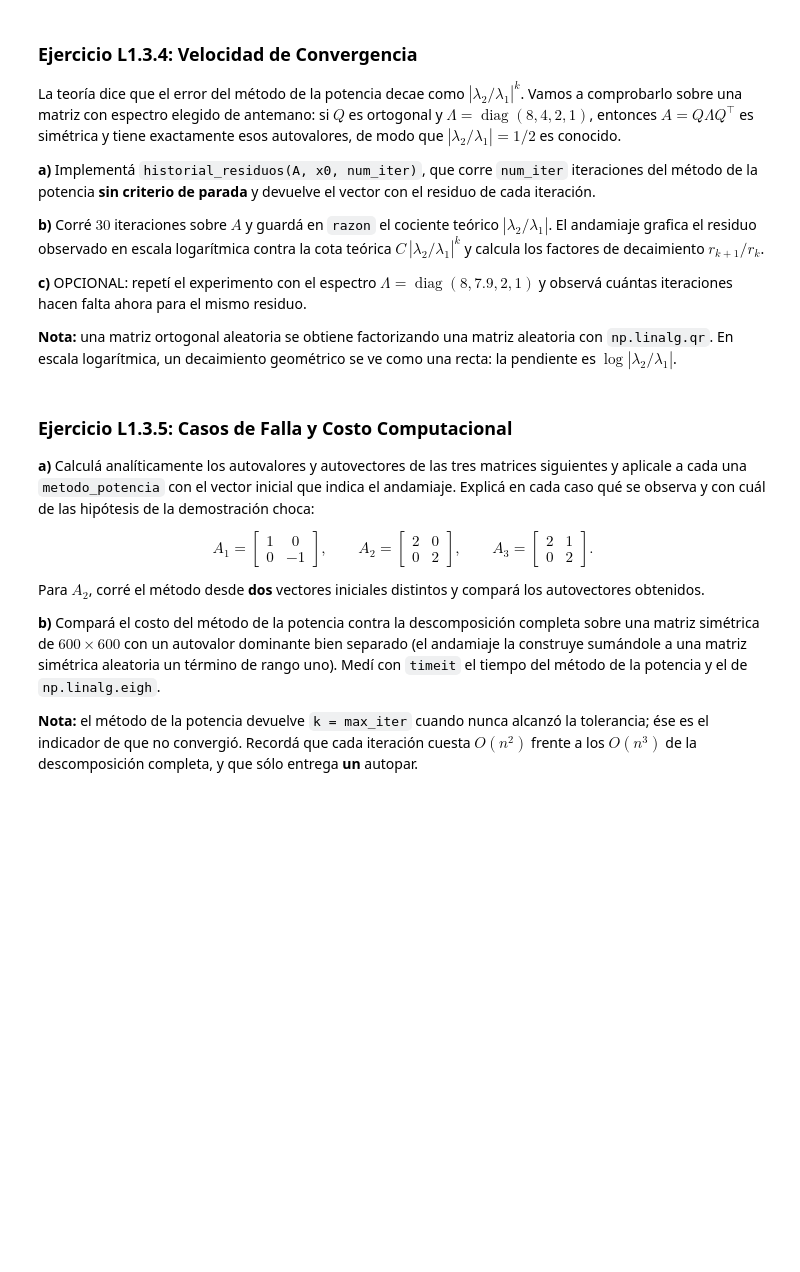
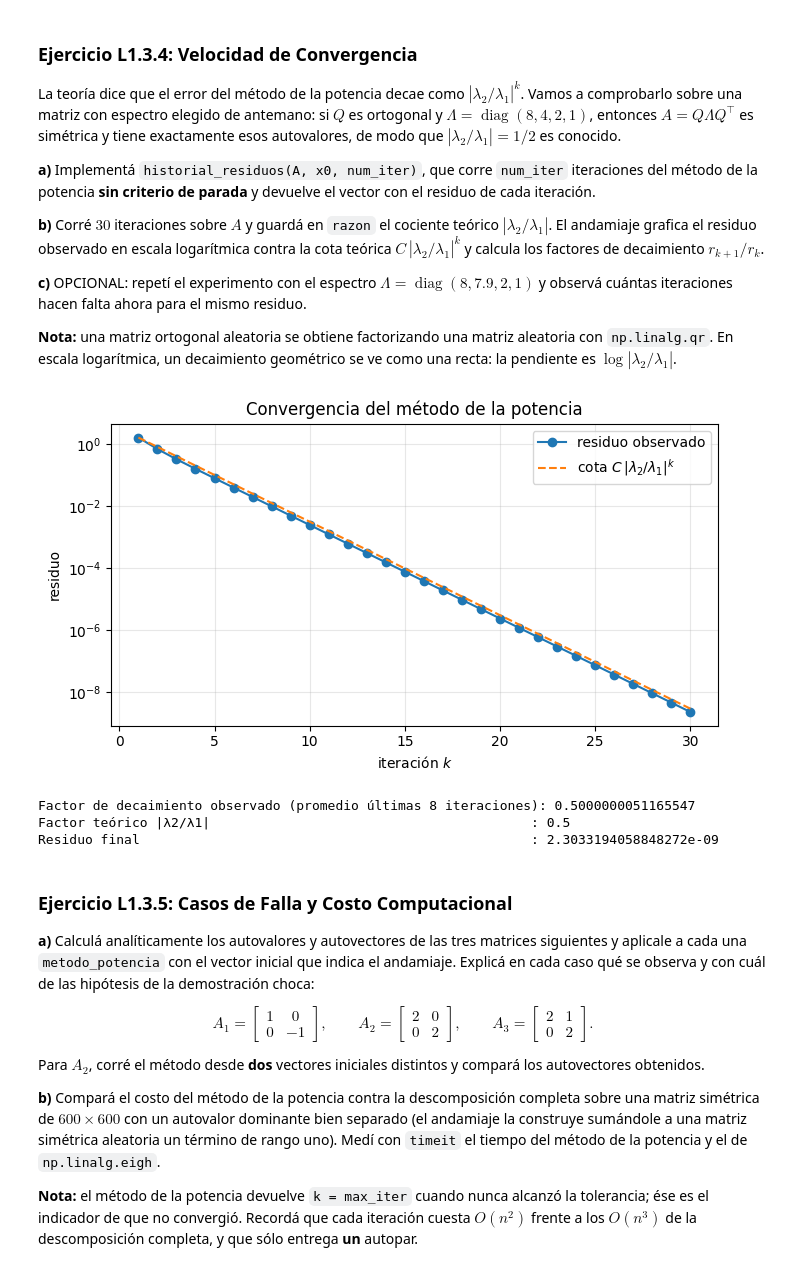
Before and after one commit to chihiroarias/Math-Machine-Learning, a Jupyter notebook: SEMESTRE2/lab_1_3.ipynb, the cells around one changed output. Saved outputs shown, nothing was run; the diff lists cells and outputs as text; code cells hidden in the pictures; blank space fills up the shorter version.

```diff
--- a/SEMESTRE2/lab_1_3.ipynb
+++ b/SEMESTRE2/lab_1_3.ipynb
@@ -90,8 +90,11 @@ def autopares(A, simetrica=False):
         valores: autovalores ordenados por módulo decreciente (array de largo n)
         vectores: matriz cuyas COLUMNAS son los autovectores, en el mismo orden (n x n)
     """
-    valores, vectores = ...  # COMPLETAR: elegir eigh o eig según el argumento simetrica
-    orden = ...              # COMPLETAR: índices que ordenan |valores| de mayor a menor
+    if simetrica:
+        valores, vectores = np.linalg.eigh(A)
+    else:
+        valores, vectores = np.linalg.eig(A)
+    orden = np.argsort(np.abs(valores))[::-1]  # índices que ordenan |valores| de mayor a menor
     return valores[orden], vectores[:, orden]
 
 
@@ -99,8 +102,8 @@ def autopares(A, simetrica=False):
 A = np.array([[1.0, 2.0],
               [3.0, 1.0]])
 
-vals, vecs = ...  # COMPLETAR: autopares de A (no es simétrica)
-residuos = ...    # COMPLETAR: array con el residuo de cada autopar (vals[i], vecs[:, i])
+vals, vecs = autopares(A, simetrica=False)  # COMPLETAR: autopares de A (no es simétrica)
+residuos = np.array([residuo_autopar(A, vals[i], vecs[:, i]) for i in range(len(vals))])  # COMPLETAR: array con el residuo de cada autopar (vals[i], vecs[:, i])
 
 # ── Verificación ─────────────────────────────────────────────────────────────
 esperado = np.array([1 + np.sqrt(6), 1 - np.sqrt(6)])   # raíces de (1-λ)^2 = 6
@@ -227,7 +242,7 @@ def coeficiente_rayleigh(A, x):
     Returns:
         rho: estimación del autovalor asociado a la dirección de x (escalar)
     """
-    return ...  # COMPLETAR
+    return (x.T @ A @ x) / (x.T @ x)  # COMPLETAR
 
 
 def metodo_potencia(A, x0=None, tol=1e-10, max_iter=1000):
@@ -251,9 +266,9 @@ def metodo_potencia(A, x0=None, tol=1e-10, max_iter=1000):
     lam = coeficiente_rayleigh(A, x)
 
     for k in range(1, max_iter + 1):
-        x = ...    # COMPLETAR: aplicar A al vector actual
-        x = ...    # COMPLETAR: normalizar
-        lam = ...  # COMPLETAR: estimar el autovalor con el cociente de Rayleigh
+        x = A @ x    # COMPLETAR: aplicar A al vector actual
+        x = x / np.linalg.norm(x)    # COMPLETAR: normalizar
+        lam = coeficiente_rayleigh(A, x)  # COMPLETAR: estimar el autovalor con el cociente de Rayleigh
         if residuo_autopar(A, lam, x) < tol:
             return x, lam, k
 
@@ -307,43 +325,48 @@ def historial_residuos(A, x0, num_iter):
     residuos = np.zeros(num_iter)
 
     for k in range(num_iter):
-        x = ...            # COMPLETAR: aplicar A al vector actual
-        x = ...            # COMPLETAR: normalizar
-        residuos[k] = ...  # COMPLETAR: residuo del autopar (cociente de Rayleigh, x)
+        x = A @ x            # COMPLETAR: aplicar A al vector actual
+        x = x / np.linalg.norm(x)    # COMPLETAR: normalizar
+        residuos[k] = residuo_autopar(A, coeficiente_rayleigh(A, x), x)  # COMPLETAR: residuo del autopar (cociente de Rayleigh, x)
 
     return residuos
 
 
 # b) Matriz simétrica con espectro conocido: λ = 8, 4, 2, 1
 Q_rand, _ = np.linalg.qr(np.random.randn(4, 4))
 espectro = np.array([8.0, 4.0, 2.0, 1.0])
 A_conv = Q_rand @ np.diag(espectro) @ Q_rand.T
 
 num_iter = 30
 res = historial_residuos(A_conv, np.ones(4), num_iter)
-razon = ...  # COMPLETAR: cociente teórico |λ2 / λ1| a partir de espectro
+razon = abs(espectro[1] / espectro[0])  # COMPLETAR: cociente teórico |λ2 / λ1| a partir de espectro
 
 factores = res[1:] / res[:-1]
 
 # ── Verificación ─────────────────────────────────────────────────────────────
 ks = np.arange(1, num_iter + 1)
 plt.figure(figsize=(7, 4))
 plt.semilogy(ks, res, "o-", label="residuo observado")
 plt.semilogy(ks, res[0] * razon ** (ks - 1), "--", label=r"cota $C\,|\lambda_2/\lambda_1|^k$")
 plt.xlabel("iteración $k$")
 plt.ylabel("residuo")
 plt.title("Convergencia del método de la potencia")
 plt.legend()
 plt.grid(alpha=0.3)
 plt.tight_layout()
 plt.show()
 
 assert np.isclose(razon, 0.5), "El cociente teórico para este espectro es 4/8 = 0.5"
 assert np.isclose(np.mean(factores[-8:]), razon, atol=0.05), \
     "El residuo debe decaer asintóticamente por un factor |λ2/λ1| en cada iteración"
 print("Factor de decaimiento observado (promedio últimas 8 iteraciones):", np.mean(factores[-8:]))
 print("Factor teórico |λ2/λ1|                                         :", razon)
 print("Residuo final                                                  :", res[-1])
+# %% [output]
+[figure, added]
+Factor de decaimiento observado (promedio últimas 8 iteraciones): 0.5000000051165547
+Factor teórico |λ2/λ1|                                         : 0.5
+Residuo final                                                  : 2.3033194058848272e-09
 # %% [markdown]
 ### Ejercicio L1.3.5: Casos de Falla y Costo Computacional
 
```
Also changed, not shown: parts of 8 cells of this notebook.
